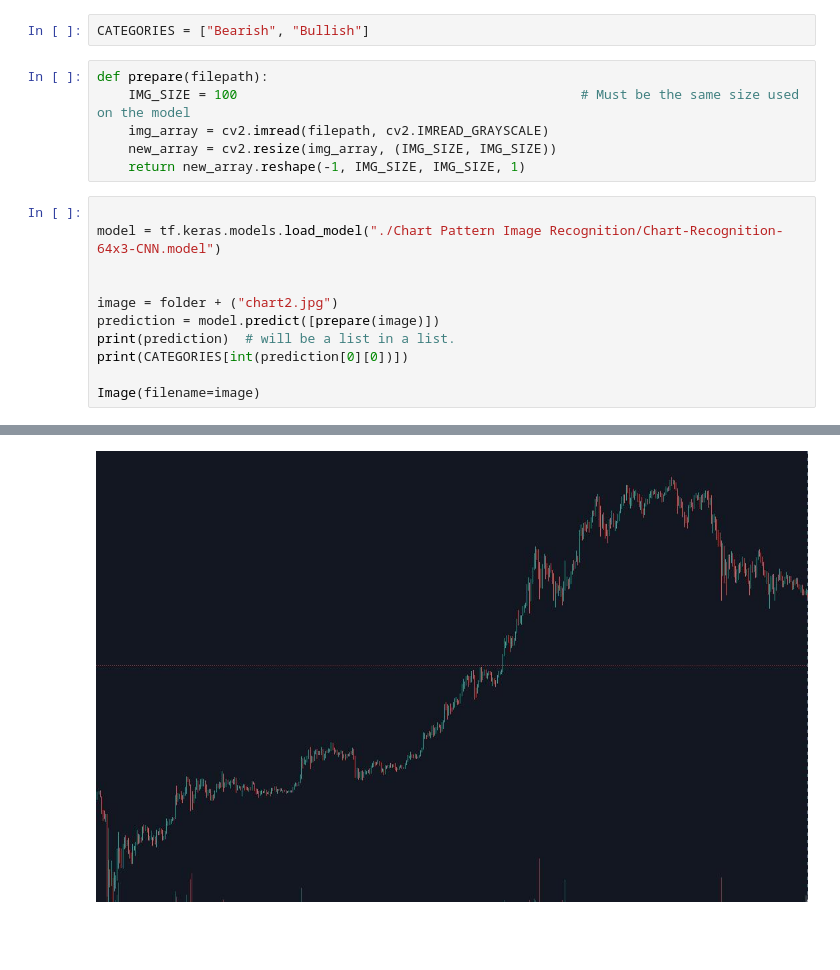
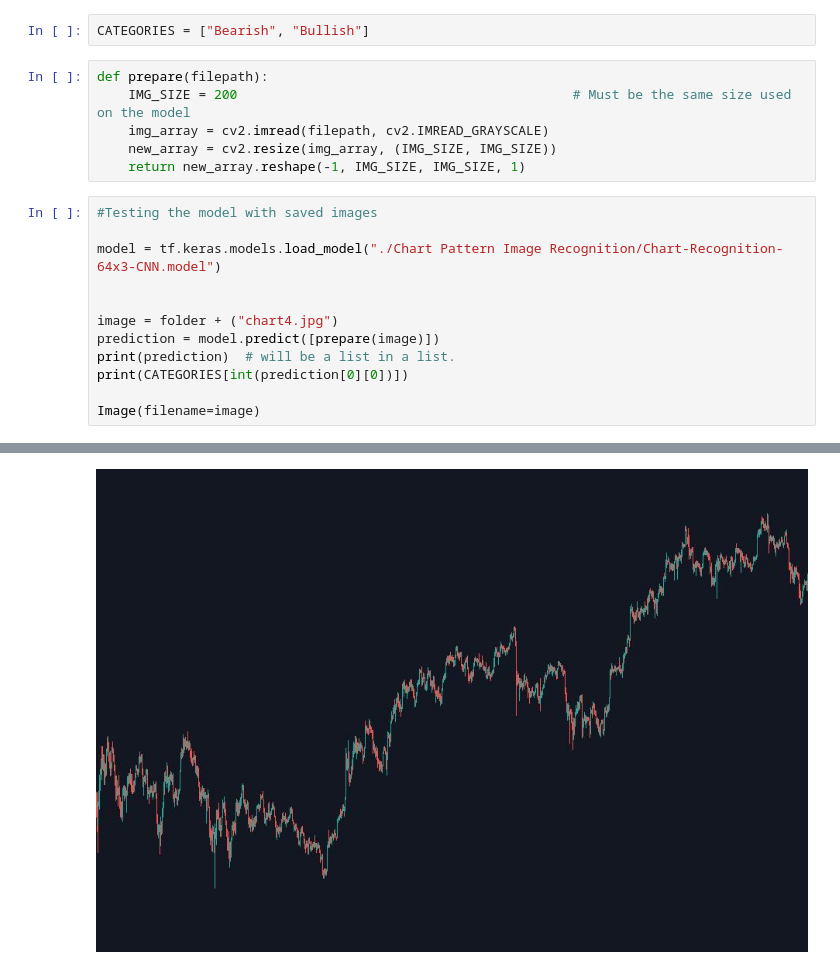
Before and after one commit to lgbongiolo/Convolutional-Neural-Network-Chart-Pattern-Recognition, a Jupyter notebook: CPR - 4 - Test Model.ipynb, the cells around one changed output, grey strips where cells are left out. Drawn from its saved outputs; the diff is of its cells as text; blank space fills up the shorter version.

```diff
--- a/CPR - 4 - Test Model.ipynb
+++ b/CPR - 4 - Test Model.ipynb
@@ -45,16 +69,17 @@ folder = ("./Chart Pattern Image Recognition/Test Images/")
 CATEGORIES = ["Bearish", "Bullish"]
 # %%
 def prepare(filepath):
-    IMG_SIZE = 100                                            # Must be the same size used on the model
+    IMG_SIZE = 200                                           # Must be the same size used on the model
     img_array = cv2.imread(filepath, cv2.IMREAD_GRAYSCALE)
     new_array = cv2.resize(img_array, (IMG_SIZE, IMG_SIZE))
     return new_array.reshape(-1, IMG_SIZE, IMG_SIZE, 1)
 # %%
+#Testing the model with saved images
 
 model = tf.keras.models.load_model("./Chart Pattern Image Recognition/Chart-Recognition-64x3-CNN.model")
 
 
-image = folder + ("chart2.jpg")
+image = folder + ("chart4.jpg")
 prediction = model.predict([prepare(image)])
 print(prediction)  # will be a list in a list.
 print(CATEGORIES[int(prediction[0][0])])
@@ -65,3 +90,3 @@ Image(filename=image)
 [[1.]]
 Bullish
-[figure, old version]
+[figure, new version]
```
Also changed, not shown: parts of 8 cells of this notebook, 50 other files.
